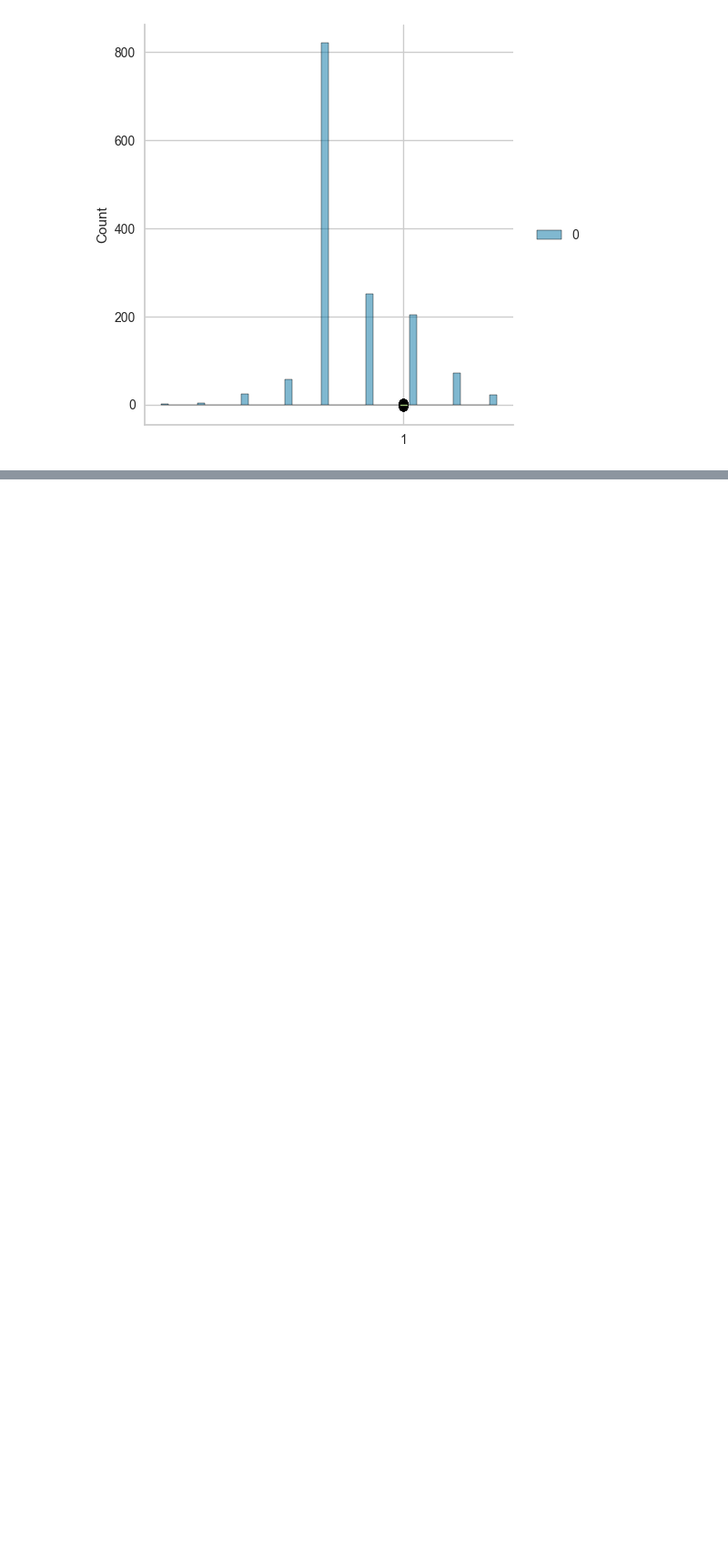
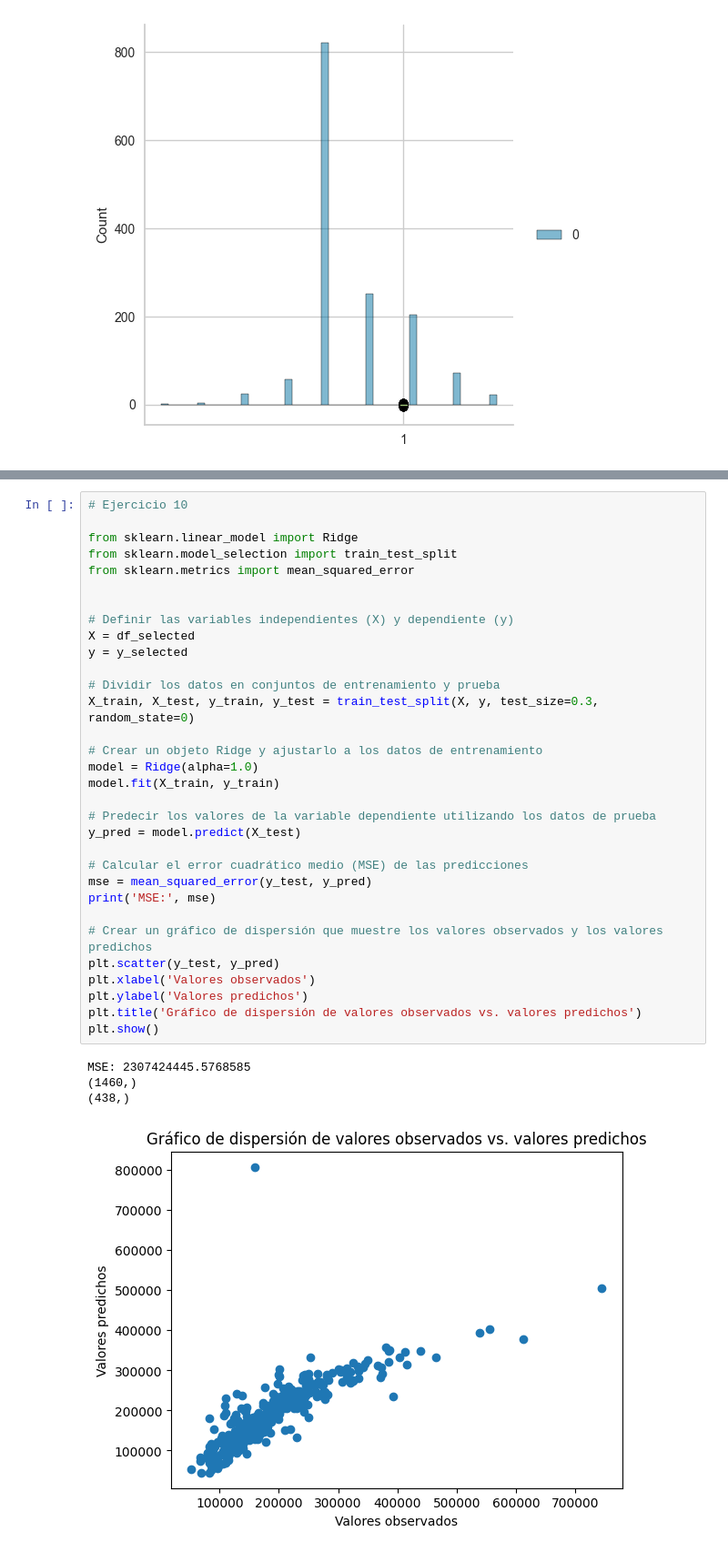
Before and after one commit to Javier19-cmd/HT3, a Jupyter notebook: main.ipynb, the cells around one changed output, grey strips where cells are left out. Shown at 91% size. Saved outputs shown, nothing was run; the diff lists cells and outputs as text; blank space fills up the shorter version.

```diff
--- a/main.ipynb
+++ b/main.ipynb
@@ -578,0 +630,37 @@ KeyboardInterrupt:
+# %%
+# Ejercicio 10
+
+from sklearn.linear_model import Ridge
+from sklearn.model_selection import train_test_split
+from sklearn.metrics import mean_squared_error
+
+
+# Definir las variables independientes (X) y dependiente (y)
+X = df_selected
+y = y_selected
+
+# Dividir los datos en conjuntos de entrenamiento y prueba
+X_train, X_test, y_train, y_test = train_test_split(X, y, test_size=0.3, random_state=0)
+
+# Crear un objeto Ridge y ajustarlo a los datos de entrenamiento
+model = Ridge(alpha=1.0)
+model.fit(X_train, y_train)
+
+# Predecir los valores de la variable dependiente utilizando los datos de prueba
+y_pred = model.predict(X_test)
+
+# Calcular el error cuadrático medio (MSE) de las predicciones
+mse = mean_squared_error(y_test, y_pred)
+print('MSE:', mse)
+
+# Crear un gráfico de dispersión que muestre los valores observados y los valores predichos
+plt.scatter(y_test, y_pred)
+plt.xlabel('Valores observados')
+plt.ylabel('Valores predichos')
+plt.title('Gráfico de dispersión de valores observados vs. valores predichos')
+plt.show()
+# %% [output]
+MSE: 2307424445.5768585
+(1460,)
+(438,)
+[figure, added]
```
Also changed, not shown: parts of 13 cells of this notebook.
